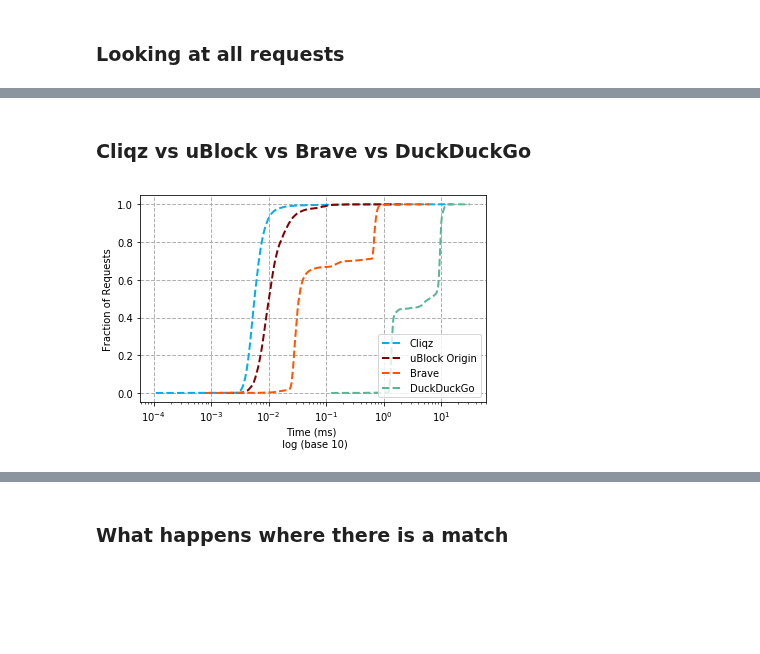
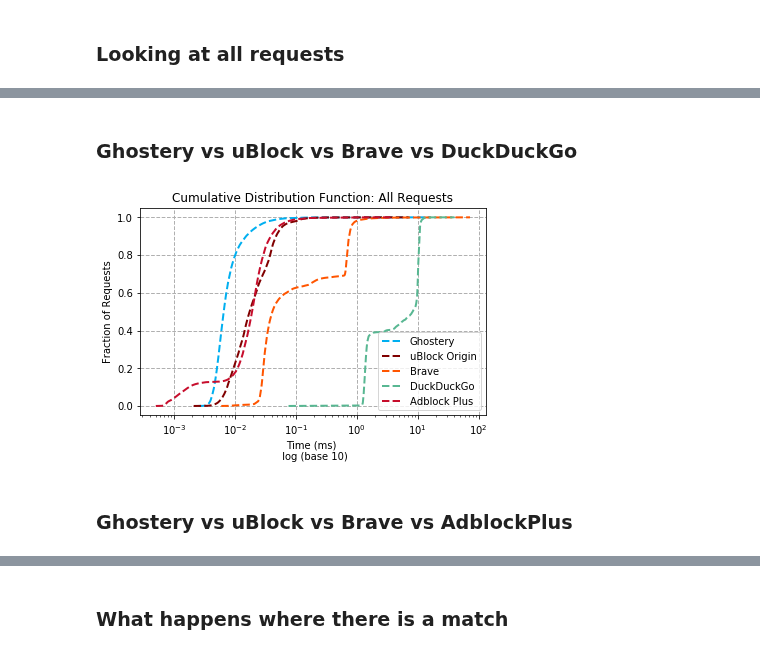
Before and after one commit to ghostery/adblocker, a Jupyter notebook: bench/comparison/comparing_adblockers.ipynb, the cells around one changed output, grey strips where cells are left out. Saved outputs shown, nothing was run; the diff lists cells and outputs as text; code cells hidden in the pictures; blank space fills up the shorter version.

```diff
--- a/bench/comparison/comparing_adblockers.ipynb
+++ b/bench/comparison/comparing_adblockers.ipynb
@@ -20,14 +20,18 @@ class Adblocker:
         self.cacheSize = self._raw['cacheSize']
         self.parsingTime = self._raw['parsingTime']
 
-        if not self.label == 'DuckDuckGo':
+        serializationTimings = self._raw.get('serializationTimings')
+        if serializationTimings:
             self.serializationTimings = Dist(
-                raw=self._raw.get('serializationTimings'),
-                cdf=self.generateCDF(self._raw['serializationTimings'])
+                raw=serializationTimings,
+                cdf=self.generateCDF(serializationTimings)
             )
+
+        deserializationTimings = self._raw.get('deserializationTimings')
+        if deserializationTimings:
             self.deserializationTimings = Dist(
-                raw=self._raw.get('deserializationTimings'),
-                cdf=self.generateCDF(self._raw['deserializationTimings'])
+                raw=deserializationTimings,
+                cdf=self.generateCDF(deserializationTimings)
             )
 
 
@@ -40,9 +44,7 @@ class Adblocker:
     @staticmethod
     def load_data(filename):
         with open(filename, 'r') as f:
-            d = json.load(f)
-        return d
-
+            return json.load(f)
 
     @staticmethod
     def generateCDF(array):
@@ -63,12 +65,13 @@ class Adblocker:
 
         return cdf_attrs(cdf=_cdf, bin_edges=bin_edges)
 # %%
-brave  = Adblocker(filename='data/brave_timings.json',  color='#ff5500', label='Brave')
-cliqz  = Adblocker(filename='data/cliqz_timings.json',  color='#00aff0',   label='Cliqz')
-ublock = Adblocker(filename='data/ublock_timings.json', color='#800000',    label='uBlock Origin')
-duck   = Adblocker(filename='data/duckduckgo_timings.json',    color='#58b792',  label='DuckDuckGo')
+brave    = Adblocker(filename='data/brave_timings.json', color='#ff5500', label='Brave')
+ghostery = Adblocker(filename='data/ghostery_timings.json', color='#00aff0', label='Ghostery')
+ublock   = Adblocker(filename='data/ublock_timings.json', color='#800000', label='uBlock Origin')
+duck     = Adblocker(filename='data/duckduckgo_timings.json', color='#58b792', label='DuckDuckGo')
+abp      = Adblocker(filename='data/adblockplus_timings.json', color='#c70d2c', label='Adblock Plus')
 # %%
-def compare(*args, attr='match', log_x=False, log_y=False, xlim=None, save=True):
+def compare(*args, attr='match', log_x=False, log_y=False, xlim=None, save=True, y_label='Fraction of Requests', title=None):
     fig, ax = plt.subplots()
 
     for a in args:
@@ -88,9 +91,13 @@ def compare(*args, attr='match', log_x=False, log_y=False, xlim=None, save=True)
         plt.xlabel("Time (ms)")
     if log_y:
         plt.yscale('log')
-        plt.ylabel("Fraction of Requests \n log (base 10)")
+        plt.ylabel(f"{y_label} \n log (base 10)")
     else:
-        plt.ylabel("Fraction of Requests")
+        plt.ylabel(y_label)
+
+    if title is not None:
+        plt.title(title)
+
     if save:
         filename = slugify(f'{"-".join(map(lambda x: x.label, args))}-{attr}')
         fig.savefig(f'plots/{filename}.svg')
@@ -142,6 +162,8 @@ compare(cliqz, ublock, brave, attr="all", log_x=True, log_y=False)
 # %% [markdown]
-### **Cliqz vs uBlock vs Brave vs DuckDuckGo**
+### **Ghostery vs uBlock vs Brave vs DuckDuckGo**
 # %%
-compare(cliqz, ublock, brave, duck, attr="all", log_x=True, log_y=False)
+compare(ghostery, ublock, brave, duck, abp, attr="all", log_x=True, log_y=False, title='Cumulative Distribution Function: All Requests')
 # %% [output]
-[figure, old version]
+[figure, new version]
+# %% [markdown]
+### **Ghostery vs uBlock vs Brave vs AdblockPlus**
```
Also changed, not shown: parts of 37 cells of this notebook, 46 other files.
